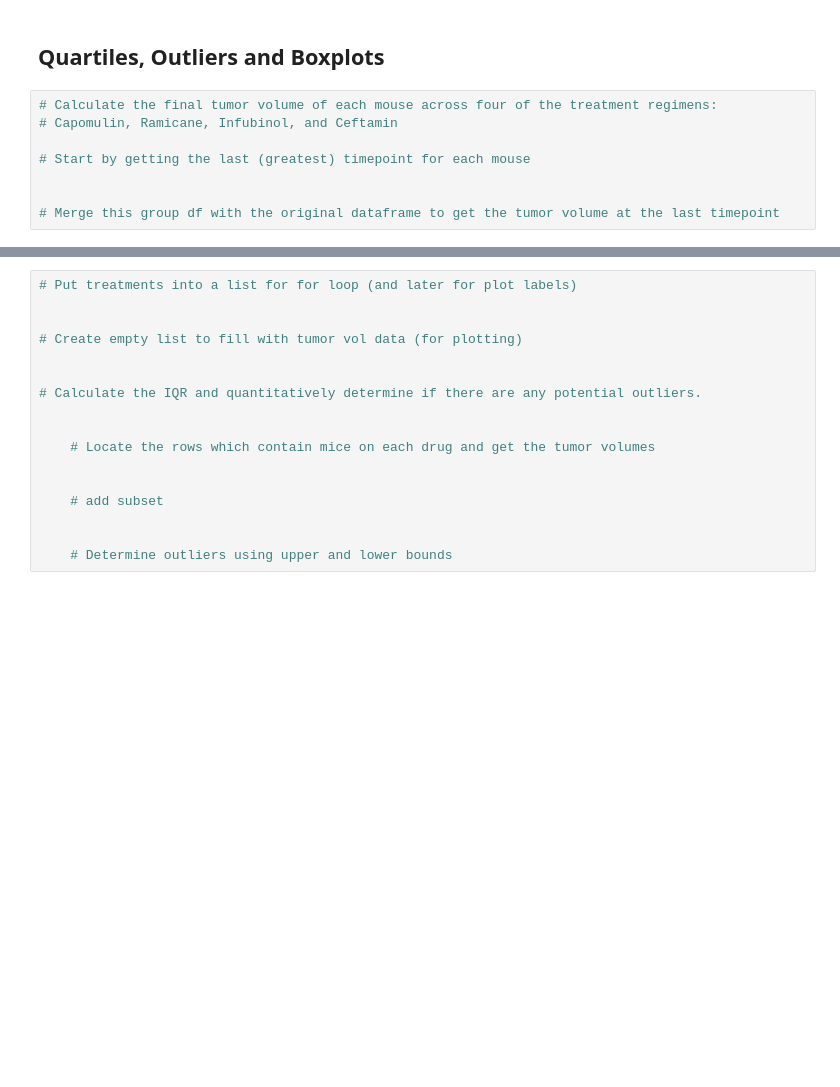
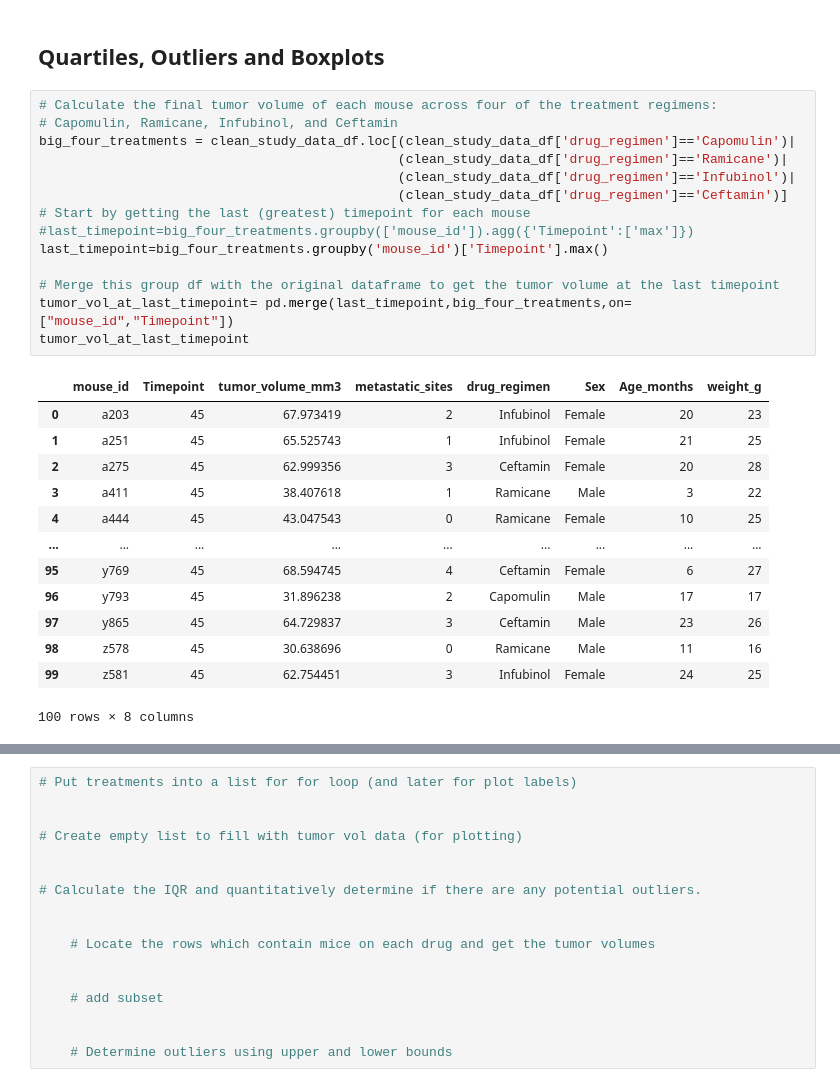
Before and after one commit to rketchum95/Matplotlib-challenge, a Jupyter notebook: main.ipynb, the cells around one changed output, grey strips where cells are left out. Saved outputs shown, nothing was run; the diff lists cells and outputs as text; blank space fills up the shorter version.

Commit message:
Merged dfs for initial quartile,outliers,boxplot section

```diff
--- a/main.ipynb
+++ b/main.ipynb
@@ -162,8 +162,28 @@ plt.pie(clean_study_data_df['Sex'].value_counts())
 # %%
 # Calculate the final tumor volume of each mouse across four of the treatment regimens:
 # Capomulin, Ramicane, Infubinol, and Ceftamin
-
+big_four_treatments = clean_study_data_df.loc[(clean_study_data_df['drug_regimen']=='Capomulin')|
+                                              (clean_study_data_df['drug_regimen']=='Ramicane')|
+                                              (clean_study_data_df['drug_regimen']=='Infubinol')|
+                                              (clean_study_data_df['drug_regimen']=='Ceftamin')]
 # Start by getting the last (greatest) timepoint for each mouse
-
+#last_timepoint=big_four_treatments.groupby(['mouse_id']).agg({'Timepoint':['max']})
+last_timepoint=big_four_treatments.groupby('mouse_id')['Timepoint'].max()
 
 # Merge this group df with the original dataframe to get the tumor volume at the last timepoint
+tumor_vol_at_last_timepoint= pd.merge(last_timepoint,big_four_treatments,on=["mouse_id","Timepoint"])
+tumor_vol_at_last_timepoint
+# %% [output]
+|  | mouse_id | Timepoint | tumor_volume_mm3 | metastatic_sites | drug_regimen | Sex | Age_months | weight_g |
+| 0 | a203 | 45 | 67.973419 | 2 | Infubinol | Female | 20 | 23 |
+| 1 | a251 | 45 | 65.525743 | 1 | Infubinol | Female | 21 | 25 |
+| 2 | a275 | 45 | 62.999356 | 3 | Ceftamin | Female | 20 | 28 |
+| 3 | a411 | 45 | 38.407618 | 1 | Ramicane | Male | 3 | 22 |
+| 4 | a444 | 45 | 43.047543 | 0 | Ramicane | Female | 10 | 25 |
+| ... | ... | ... | ... | ... | ... | ... | ... | ... |
+| 95 | y769 | 45 | 68.594745 | 4 | Ceftamin | Female | 6 | 27 |
+| 96 | y793 | 45 | 31.896238 | 2 | Capomulin | Male | 17 | 17 |
+| 97 | y865 | 45 | 64.729837 | 3 | Ceftamin | Male | 23 | 26 |
+| 98 | z578 | 45 | 30.638696 | 0 | Ramicane | Male | 11 | 16 |
+| 99 | z581 | 45 | 62.754451 | 3 | Infubinol | Female | 24 | 25 |
+100 rows × 8 columns
```
Also changed, not shown: parts of 1 cell of this notebook.
